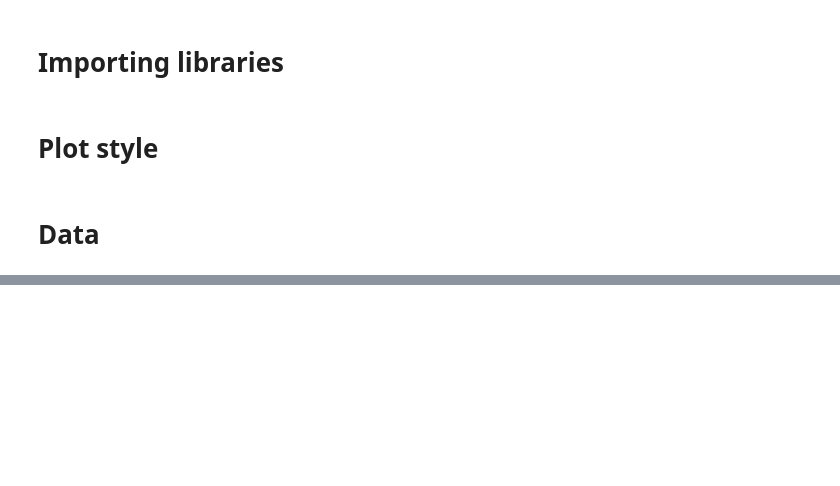
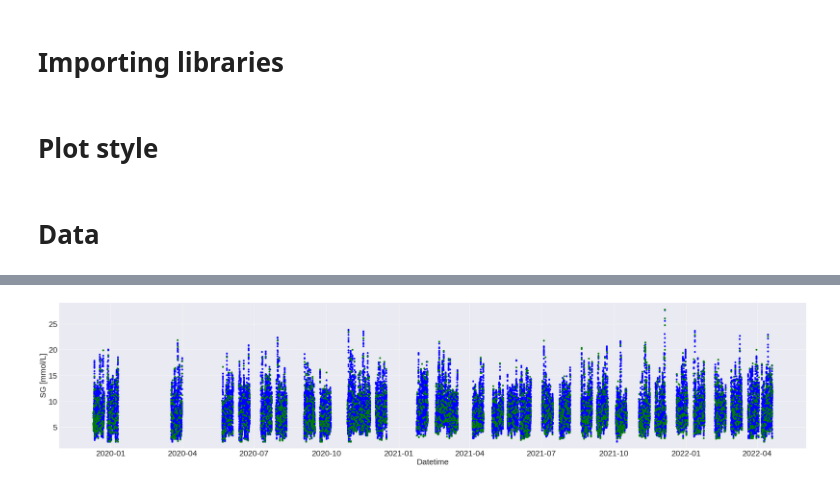
Before and after one commit to sdysch/diabetes-ml, a Jupyter notebook: libre_data_analysis.ipynb, the cells around one changed output, grey strips where cells are left out. Drawn from its saved outputs; the diff is of its cells as text; code cells hidden in the pictures; blank space fills up the shorter version.

```diff
--- a/libre_data_analysis.ipynb
+++ b/libre_data_analysis.ipynb
@@ -48,0 +76,24 @@ plt.show()
+# %%
+#fig, ax = plt.subplots(1, 1, figsize=(10, 10))
+#sns.heatmap(data[['Scan Glucose mmol/L', 'Historic Glucose mmol/L']].corr(), annot=True, square=True, ax=ax)
+#ax.tick_params(axis='x', labelsize=15)
+#ax.tick_params(axis='y', labelsize=15)
+
+#temp = data[['Scan Glucose mmol/L', 'Historic Glucose mmol/L']].dropna()
+#temp
+
+fraction = 1.0
+fraction = int(fraction * len(data))
+data_view = data.iloc[:fraction].copy(deep=True)
+historic_when_scan_nan = data_view[data_view['Scan Glucose mmol/L'].isna()]['Historic Glucose mmol/L']
+scan_when_historic_nan = data_view[data_view['Historic Glucose mmol/L'].isna()]['Scan Glucose mmol/L']
+
+fig, ax = plt.subplots(1, 1, figsize=(50, 10))
+ax.plot(historic_when_scan_nan, 'bo', label='historic')
+ax.plot(scan_when_historic_nan, 'go', label='scan')
+ax.set_xlabel('Datetime', fontsize=30)
+ax.set_ylabel('SG [mmol/L]', fontsize=30)
+ax.tick_params(axis='x', labelsize=30)
+ax.tick_params(axis='y', labelsize=30)
+# %% [output]
+[figure, added]
```
Also changed, not shown: parts of 6 cells of this notebook, 2 other files.
